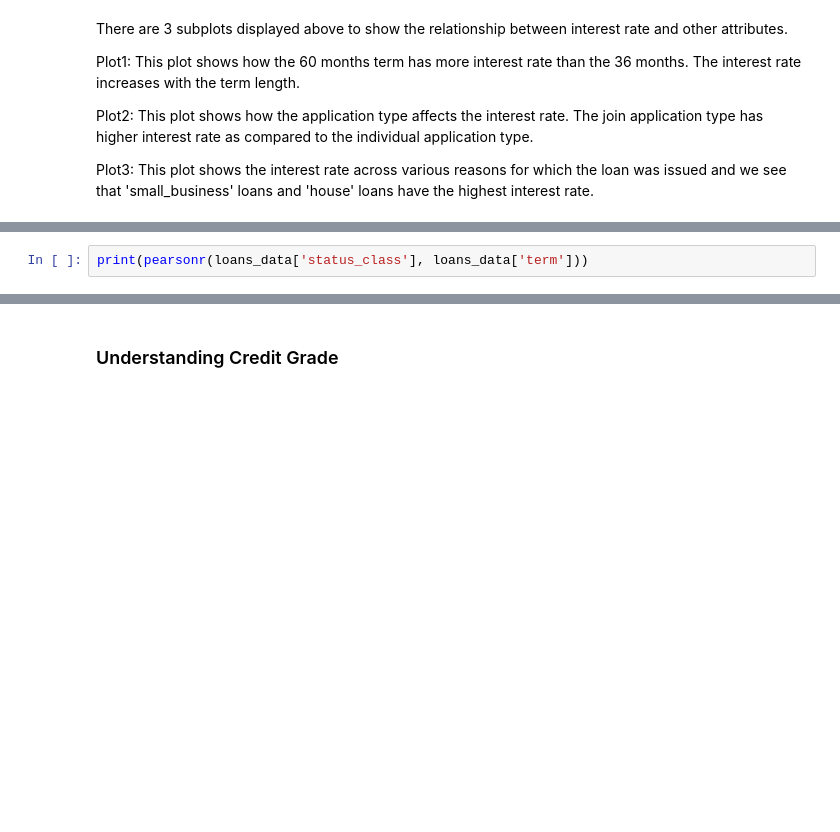
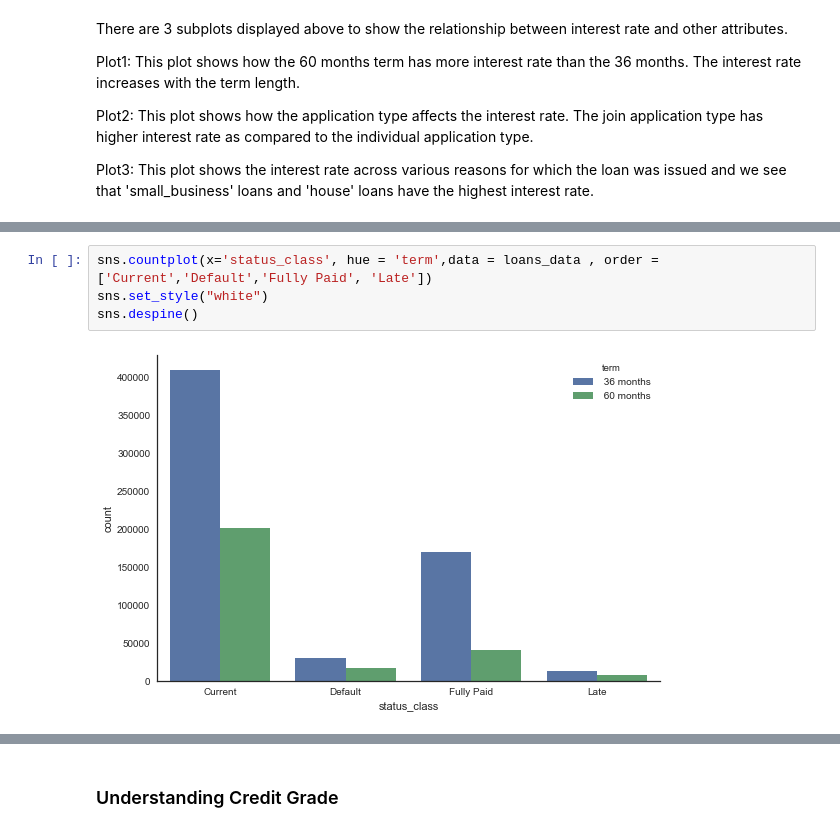
Before and after one commit to ramyatamehrotra/Springboard_DSCT, a Jupyter notebook: Capstone Project - I (Lending Club Loans).ipynb, the cells around one changed output, grey strips where cells are left out. Drawn from its saved outputs; the diff is of its cells as text; blank space fills up the shorter version.

```diff
--- a/Capstone Project - I (Lending Club Loans).ipynb
+++ b/Capstone Project - I (Lending Club Loans).ipynb
@@ -236,2 +254,6 @@ KeyboardInterrupt:
-# %%
-print(pearsonr(loans_data['status_class'], loans_data['term']))
+# %%
+sns.countplot(x='status_class', hue = 'term',data = loans_data , order = ['Current','Default','Fully Paid', 'Late'])
+sns.set_style("white")
+sns.despine()
+# %% [output]
+[figure, added]
```
Also changed, not shown: parts of 28 cells of this notebook.
